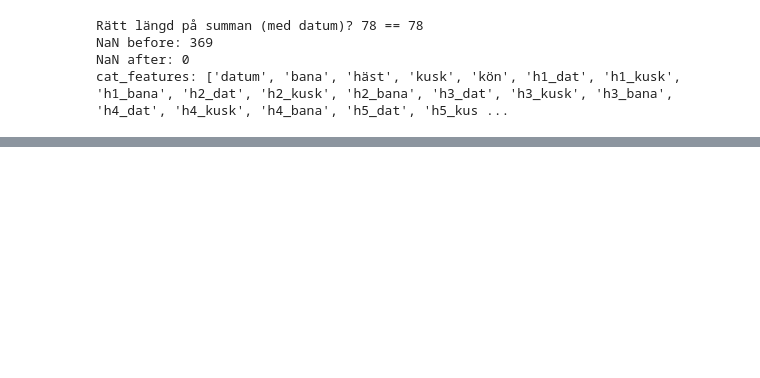
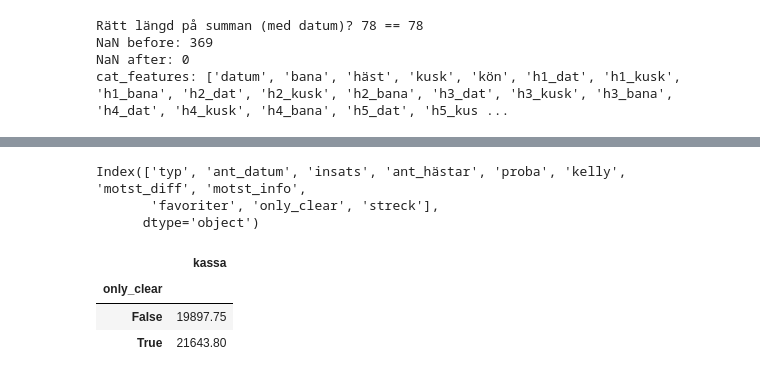
Before and after one commit to carokanns/Trav, a Jupyter notebook: spel/v75_tester/kolla_nya_fearures.ipynb, the cells around one changed output, grey strips where cells are left out. Drawn from its saved outputs; the diff is of its cells as text; code cells hidden in the pictures; blank space fills up the shorter version.

```diff
--- a/spel/v75_tester/kolla_nya_fearures.ipynb
+++ b/spel/v75_tester/kolla_nya_fearures.ipynb
@@ -584,0 +659,19 @@ Kassa (typ=4): -10133.0
+# %%
+stats_typer.columns
+# %% [output]
+Index(['typ', 'ant_datum', 'insats', 'ant_hästar', 'proba', 'kelly', 'motst_diff', 'motst_info',
+       'favoriter', 'only_clear', 'streck'],
+      dtype='object')
+# %%
+for typ in stats_typer.typ.unique():
+    # print(spel_stats.loc[spel_stats.typ == typ][['typ','kassa']])
+    stats_typer.loc[stats_typer.typ == typ,'kassa'] = spel_stats[spel_stats.typ==typ].kassa.max()
+stats_typer.kassa = stats_typer.kassa.astype('int')
+
+stats_typer.sort_values(by='kassa', ascending=False)
+stats_typer.groupby('only_clear')[['kassa']].mean()
+# %% [output]
+|  | kassa |
+| only_clear |  |
+| False | 19897.75 |
+| True | 21643.80 |
```
Also changed, not shown: parts of 17 cells of this notebook, 12 other files.
